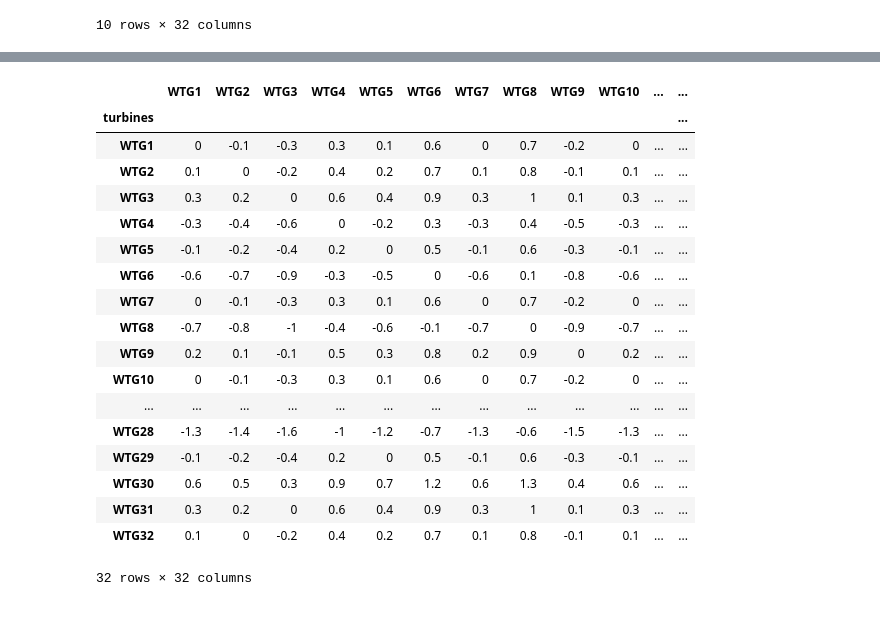
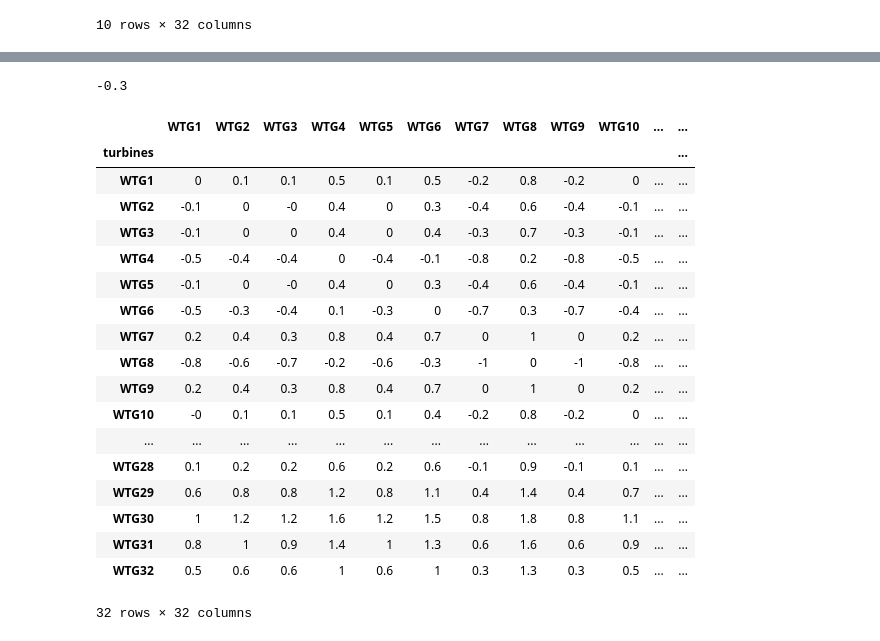
Before and after one commit to GStechschulte/wake_effect, a Jupyter notebook: delta_wind_velocity/delta_wind_velocity.ipynb, the cells around one changed output, grey strips where cells are left out. Saved outputs shown, nothing was run; the diff lists cells and outputs as text; code cells hidden in the pictures.

```diff
--- a/delta_wind_velocity/delta_wind_velocity.ipynb
+++ b/delta_wind_velocity/delta_wind_velocity.ipynb
@@ -134,3 +122,8 @@ wind_dif(4,6,4)
+# %%
+
+wind_dif(3,7,4)
+# %% [output]
+-0.3
 # %%
 # Function create confusion matrix of wind speed diff by angle
 # Input: angle
@@ -139,7 +132,7 @@ wind_dif(4,6,4)
 def conf_ma(angle):
     col2 = ['turbines','WTG1','WTG2','WTG3','WTG4','WTG5','WTG6','WTG7','WTG8','WTG9','WTG10','WTG11','WTG12','WTG13','WTG14','WTG15','WTG16','WTG17','WTG18','WTG19','WTG20','WTG21','WTG22','WTG23','WTG24','WTG25','WTG26','WTG27','WTG28','WTG29','WTG30','WTG31','WTG32']
     row2 = ['WTG1','WTG2','WTG3','WTG4','WTG5','WTG6','WTG7','WTG8','WTG9','WTG10','WTG11','WTG12','WTG13','WTG14','WTG15','WTG16','WTG17','WTG18','WTG19','WTG20','WTG21','WTG22','WTG23','WTG24','WTG25','WTG26','WTG27','WTG28','WTG29','WTG30','WTG31','WTG32']
-    ma_weights = pd.DataFrame(columns=col)
+    ma_weights = pd.DataFrame(columns=col2)
     ma_weights['turbines'] = row2
     ma_weights = ma_weights.set_index('turbines')
 
@@ -156,24 +149,24 @@ def conf_ma(angle):
 
     return ma_weights
 # %%
-conf_ma(2)
+conf_ma(4)
 # %% [output]
 |  | WTG1 | WTG2 | WTG3 | WTG4 | WTG5 | WTG6 | WTG7 | WTG8 | WTG9 | WTG10 | ... | ... |
 | turbines |  |  |  |  |  |  |  |  |  |  |  | ... |
-| WTG1 | 0 | -0.1 | -0.3 | 0.3 | 0.1 | 0.6 | 0 | 0.7 | -0.2 | 0 | ... | ... |
-| WTG2 | 0.1 | 0 | -0.2 | 0.4 | 0.2 | 0.7 | 0.1 | 0.8 | -0.1 | 0.1 | ... | ... |
-| WTG3 | 0.3 | 0.2 | 0 | 0.6 | 0.4 | 0.9 | 0.3 | 1 | 0.1 | 0.3 | ... | ... |
-| WTG4 | -0.3 | -0.4 | -0.6 | 0 | -0.2 | 0.3 | -0.3 | 0.4 | -0.5 | -0.3 | ... | ... |
-| WTG5 | -0.1 | -0.2 | -0.4 | 0.2 | 0 | 0.5 | -0.1 | 0.6 | -0.3 | -0.1 | ... | ... |
-| WTG6 | -0.6 | -0.7 | -0.9 | -0.3 | -0.5 | 0 | -0.6 | 0.1 | -0.8 | -0.6 | ... | ... |
-| WTG7 | 0 | -0.1 | -0.3 | 0.3 | 0.1 | 0.6 | 0 | 0.7 | -0.2 | 0 | ... | ... |
-| WTG8 | -0.7 | -0.8 | -1 | -0.4 | -0.6 | -0.1 | -0.7 | 0 | -0.9 | -0.7 | ... | ... |
-| WTG9 | 0.2 | 0.1 | -0.1 | 0.5 | 0.3 | 0.8 | 0.2 | 0.9 | 0 | 0.2 | ... | ... |
-| WTG10 | 0 | -0.1 | -0.3 | 0.3 | 0.1 | 0.6 | 0 | 0.7 | -0.2 | 0 | ... | ... |
+| WTG1 | 0 | 0.1 | 0.1 | 0.5 | 0.1 | 0.5 | -0.2 | 0.8 | -0.2 | 0 | ... | ... |
+| WTG2 | -0.1 | 0 | -0 | 0.4 | 0 | 0.3 | -0.4 | 0.6 | -0.4 | -0.1 | ... | ... |
+| WTG3 | -0.1 | 0 | 0 | 0.4 | 0 | 0.4 | -0.3 | 0.7 | -0.3 | -0.1 | ... | ... |
+| WTG4 | -0.5 | -0.4 | -0.4 | 0 | -0.4 | -0.1 | -0.8 | 0.2 | -0.8 | -0.5 | ... | ... |
+| WTG5 | -0.1 | 0 | -0 | 0.4 | 0 | 0.3 | -0.4 | 0.6 | -0.4 | -0.1 | ... | ... |
+| WTG6 | -0.5 | -0.3 | -0.4 | 0.1 | -0.3 | 0 | -0.7 | 0.3 | -0.7 | -0.4 | ... | ... |
+| WTG7 | 0.2 | 0.4 | 0.3 | 0.8 | 0.4 | 0.7 | 0 | 1 | 0 | 0.2 | ... | ... |
+| WTG8 | -0.8 | -0.6 | -0.7 | -0.2 | -0.6 | -0.3 | -1 | 0 | -1 | -0.8 | ... | ... |
+| WTG9 | 0.2 | 0.4 | 0.3 | 0.8 | 0.4 | 0.7 | 0 | 1 | 0 | 0.2 | ... | ... |
+| WTG10 | -0 | 0.1 | 0.1 | 0.5 | 0.1 | 0.4 | -0.2 | 0.8 | -0.2 | 0 | ... | ... |
 | ... | ... | ... | ... | ... | ... | ... | ... | ... | ... | ... | ... | ... |
-| WTG28 | -1.3 | -1.4 | -1.6 | -1 | -1.2 | -0.7 | -1.3 | -0.6 | -1.5 | -1.3 | ... | ... |
-| WTG29 | -0.1 | -0.2 | -0.4 | 0.2 | 0 | 0.5 | -0.1 | 0.6 | -0.3 | -0.1 | ... | ... |
-| WTG30 | 0.6 | 0.5 | 0.3 | 0.9 | 0.7 | 1.2 | 0.6 | 1.3 | 0.4 | 0.6 | ... | ... |
-| WTG31 | 0.3 | 0.2 | 0 | 0.6 | 0.4 | 0.9 | 0.3 | 1 | 0.1 | 0.3 | ... | ... |
-| WTG32 | 0.1 | 0 | -0.2 | 0.4 | 0.2 | 0.7 | 0.1 | 0.8 | -0.1 | 0.1 | ... | ... |
+| WTG28 | 0.1 | 0.2 | 0.2 | 0.6 | 0.2 | 0.6 | -0.1 | 0.9 | -0.1 | 0.1 | ... | ... |
+| WTG29 | 0.6 | 0.8 | 0.8 | 1.2 | 0.8 | 1.1 | 0.4 | 1.4 | 0.4 | 0.7 | ... | ... |
+| WTG30 | 1 | 1.2 | 1.2 | 1.6 | 1.2 | 1.5 | 0.8 | 1.8 | 0.8 | 1.1 | ... | ... |
+| WTG31 | 0.8 | 1 | 0.9 | 1.4 | 1 | 1.3 | 0.6 | 1.6 | 0.6 | 0.9 | ... | ... |
+| WTG32 | 0.5 | 0.6 | 0.6 | 1 | 0.6 | 1 | 0.3 | 1.3 | 0.3 | 0.5 | ... | ... |
 32 rows × 32 columns
```
Also changed, not shown: parts of 5 cells of this notebook, 1 other file.
